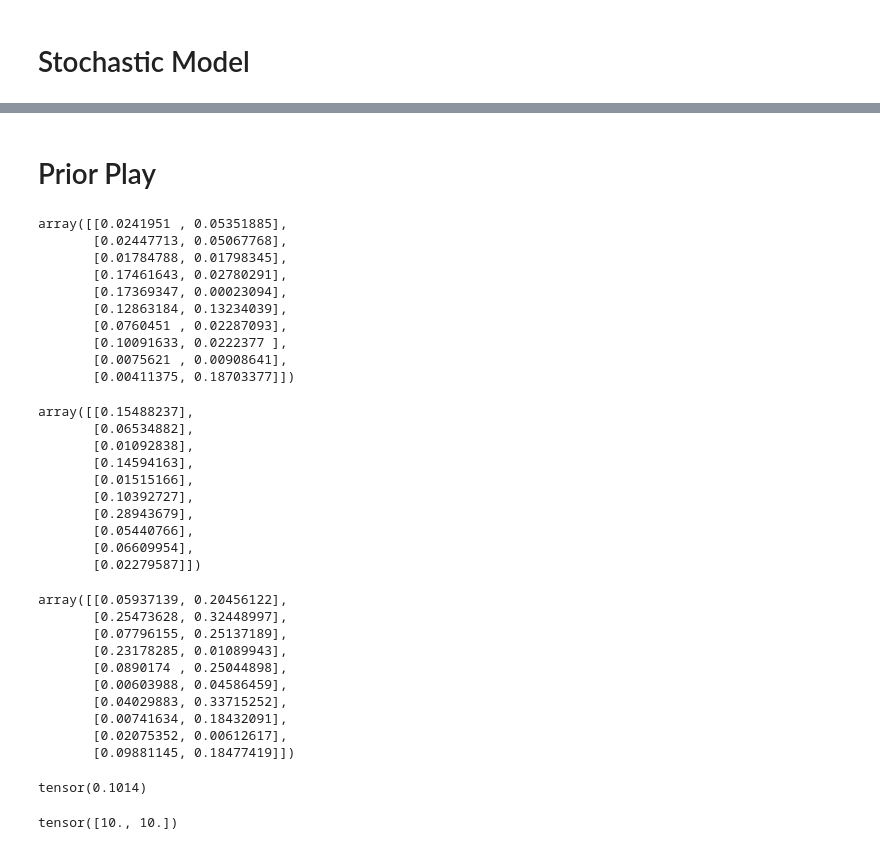
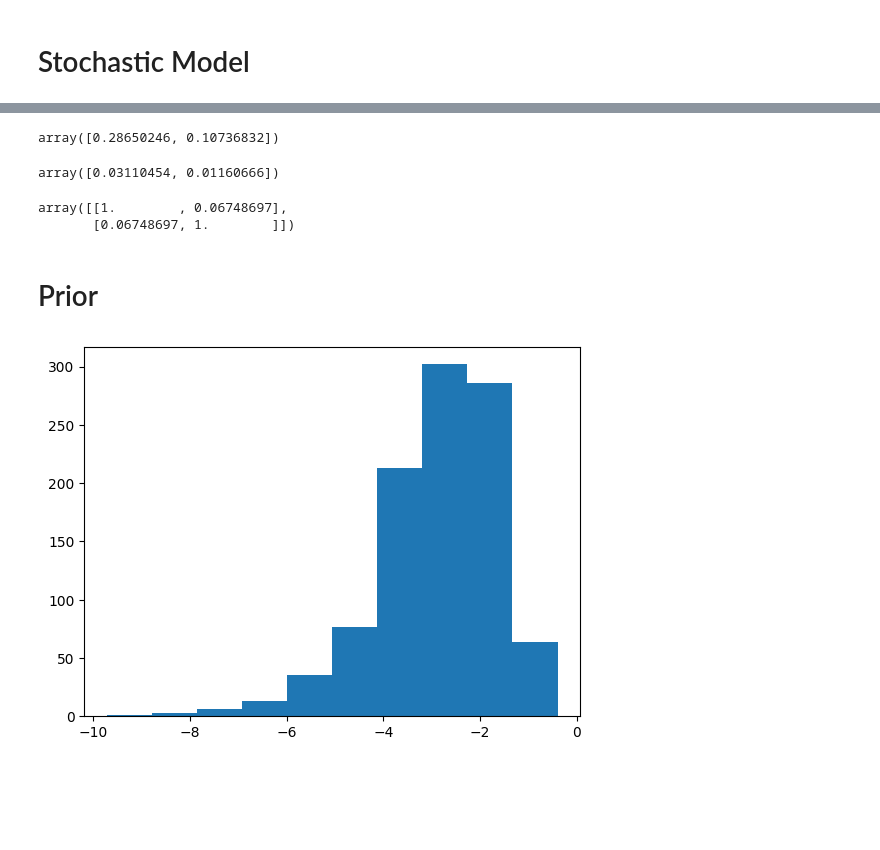
Before and after one commit to chathasphere/sim-select, a Jupyter notebook: notebooks/01_SIR_model.ipynb, the cells around one changed output, grey strips where cells are left out. Cells and saved outputs as stored; diff of their text form; code cells hidden in the pictures; blank space fills up the shorter version.

```diff
--- a/notebooks/01_SIR_model.ipynb
+++ b/notebooks/01_SIR_model.ipynb
@@ -71,41 +128,21 @@ array([ 0.,  0.,  1.,  1.,  1.,  0.,  1.,  2.,  1.,  0.,  0.,  1.,  0.,
+# %%
+flat_samples = sampler.get_chain(discard=100, thin=50, flat=True)
+flat_samples.mean(0)
+# %% [output]
+array([0.28650246, 0.10736832])
+# %%
+flat_samples.std(0)
+# %% [output]
+array([0.03110454, 0.01160666])
+# %%
+np.corrcoef(flat_samples.T)
+# %% [output]
+array([[1.        , 0.06748697],
+       [0.06748697, 1.        ]])
 # %% [markdown]
-# Prior Play
+# Prior
-# %%
-gamma(1, scale=[0.1, 0.1]).rvs((10, 2))
-# %% [output]
-array([[0.0241951 , 0.05351885],
-       [0.02447713, 0.05067768],
-       [0.01784788, 0.01798345],
-       [0.17461643, 0.02780291],
-       [0.17369347, 0.00023094],
-       [0.12863184, 0.13234039],
-       [0.0760451 , 0.02287093],
-       [0.10091633, 0.0222377 ],
-       [0.0075621 , 0.00908641],
-       [0.00411375, 0.18703377]])
 # %%
-gamma(1, scale=0.1).rvs((10, 1))
+plt.hist(np.log(gam(1, scale=0.1).rvs(1000)))
+plt.show()
 # %% [output]
-array([[0.15488237],
-       [0.06534882],
-       [0.01092838],
-       [0.14594163],
-       [0.01515166],
-       [0.10392727],
-       [0.28943679],
-       [0.05440766],
-       [0.06609954],
-       [0.02279587]])
+[figure, added]
-# %%
-gamma(1, scale=torch.tensor([0.1, 0.1])).rvs((10, 2))
-# %% [output]
-array([[0.05937139, 0.20456122],
-       [0.25473628, 0.32448997],
-       [0.07796155, 0.25137189],
-       [0.23178285, 0.01089943],
-       [0.0890174 , 0.25044898],
-       [0.00603988, 0.04586459],
-       [0.04029883, 0.33715252],
-       [0.00741634, 0.18432091],
-       [0.02075352, 0.00612617],
-       [0.09881145, 0.18477419]])
@@ -114,8 +148,0 @@ from torch.distributions import Gamma
-# %%
-Gamma(torch.tensor([1.]), torch.tensor([10])).sample([100]).mean()
-# %% [output]
-tensor(0.1014)
-# %%
-1 / torch.tensor([.1, .1])
-# %% [output]
-tensor([10., 10.])
```
Also changed, not shown: parts of 23 cells of this notebook, 3 other files.
